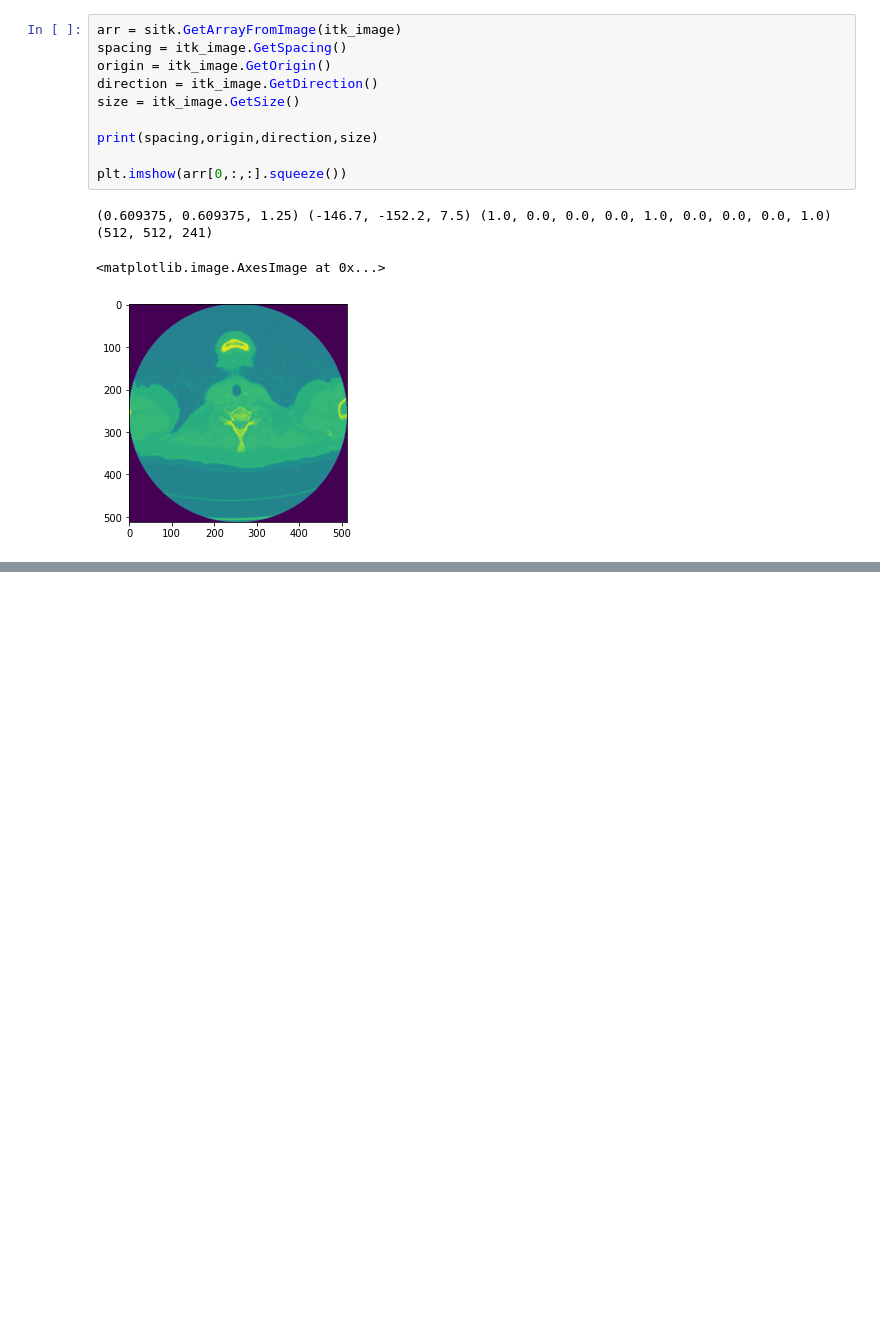
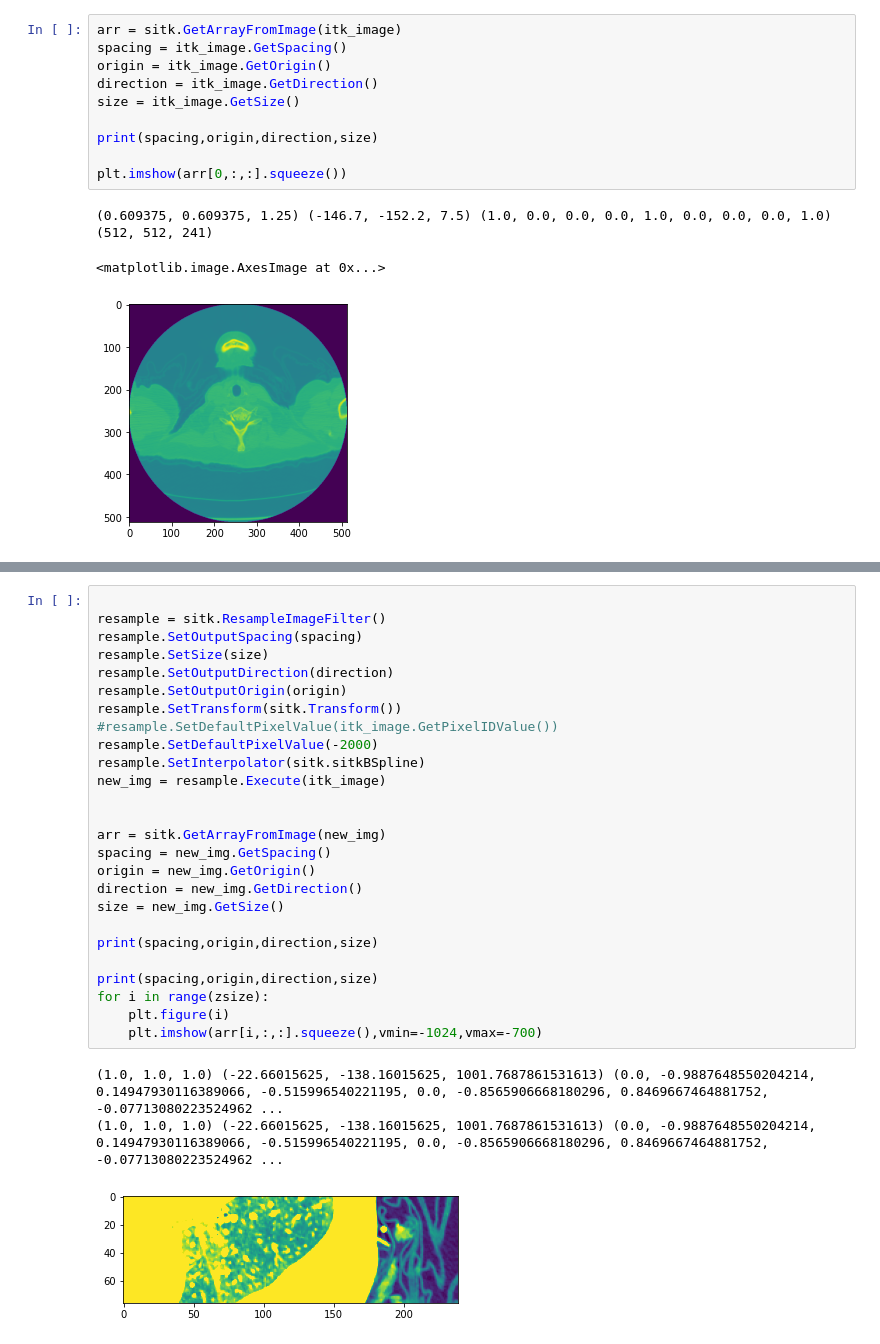
Before and after one commit to pangyuteng/fiss-viz-tmp, a Jupyter notebook: oblique.ipynb, the cells around one changed output, grey strips where cells are left out. Drawn from its saved outputs; the diff is of its cells as text; blank space fills up the shorter version.

```diff
--- a/oblique.ipynb
+++ b/oblique.ipynb
@@ -166,0 +256,30 @@ plt.imshow(arr[0,:,:].squeeze())
+# %%
+
+resample = sitk.ResampleImageFilter()
+resample.SetOutputSpacing(spacing)
+resample.SetSize(size)
+resample.SetOutputDirection(direction)
+resample.SetOutputOrigin(origin)
+resample.SetTransform(sitk.Transform())
+#resample.SetDefaultPixelValue(itk_image.GetPixelIDValue())
+resample.SetDefaultPixelValue(-2000)
+resample.SetInterpolator(sitk.sitkBSpline)
+new_img = resample.Execute(itk_image)
+
+
+arr = sitk.GetArrayFromImage(new_img)
+spacing = new_img.GetSpacing()
+origin = new_img.GetOrigin()
+direction = new_img.GetDirection()
+size = new_img.GetSize()
+
+print(spacing,origin,direction,size)
+
+print(spacing,origin,direction,size)
+for i in range(zsize):
+    plt.figure(i)
+    plt.imshow(arr[i,:,:].squeeze(),vmin=-1024,vmax=-700)
+# %% [output]
+(1.0, 1.0, 1.0) (-22.66015625, -138.16015625, 1001.7687861531613) (0.0, -0.9887648550204214, 0.14947930116389066, -0.515996540221195, 0.0, -0.8565906668180296, 0.8469667464881752, -0.07713080223524962 ...
+(1.0, 1.0, 1.0) (-22.66015625, -138.16015625, 1001.7687861531613) (0.0, -0.9887648550204214, 0.14947930116389066, -0.515996540221195, 0.0, -0.8565906668180296, 0.8469667464881752, -0.07713080223524962 ...
+[figure, added]
```
Also changed, not shown: parts of 13 cells of this notebook, 2 other files.
